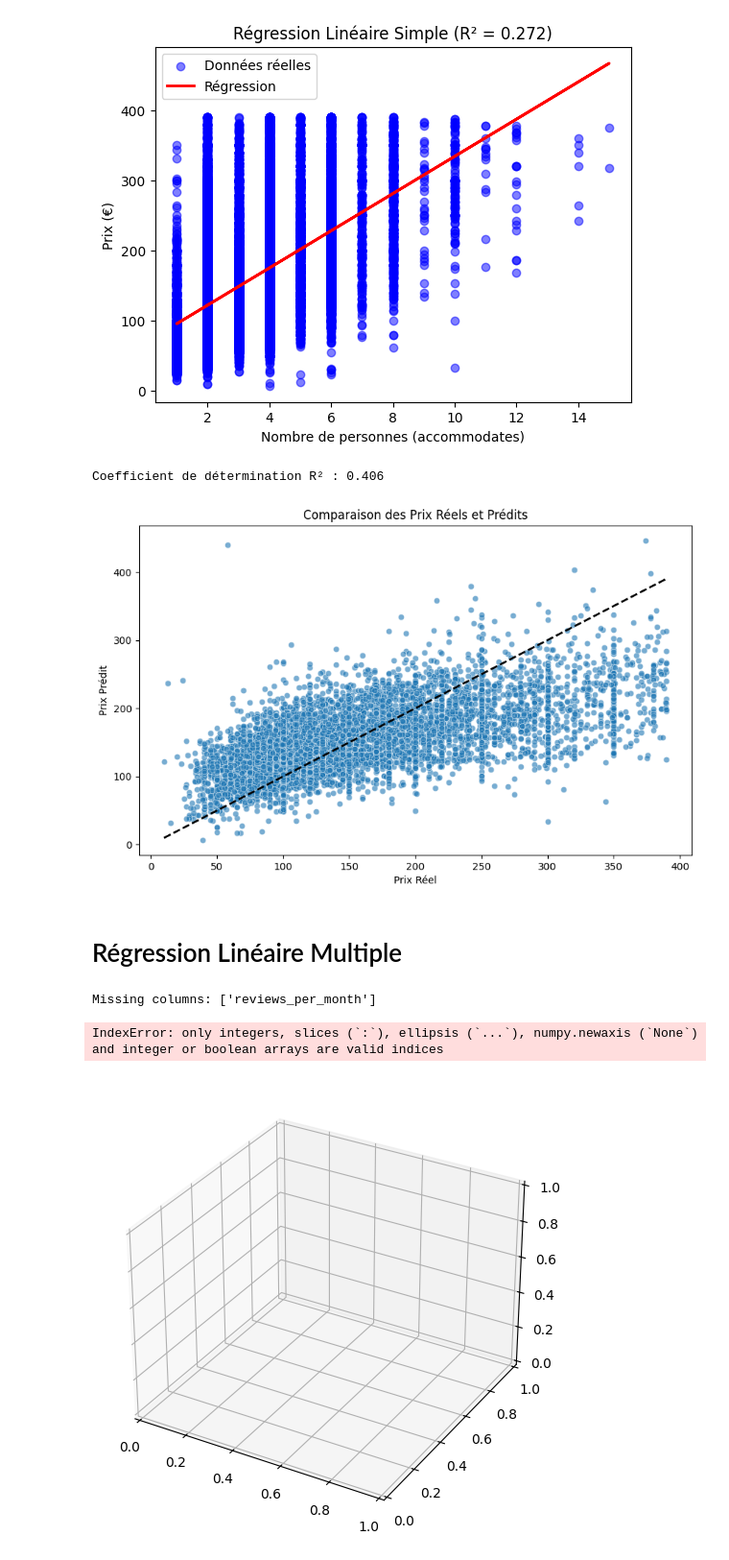
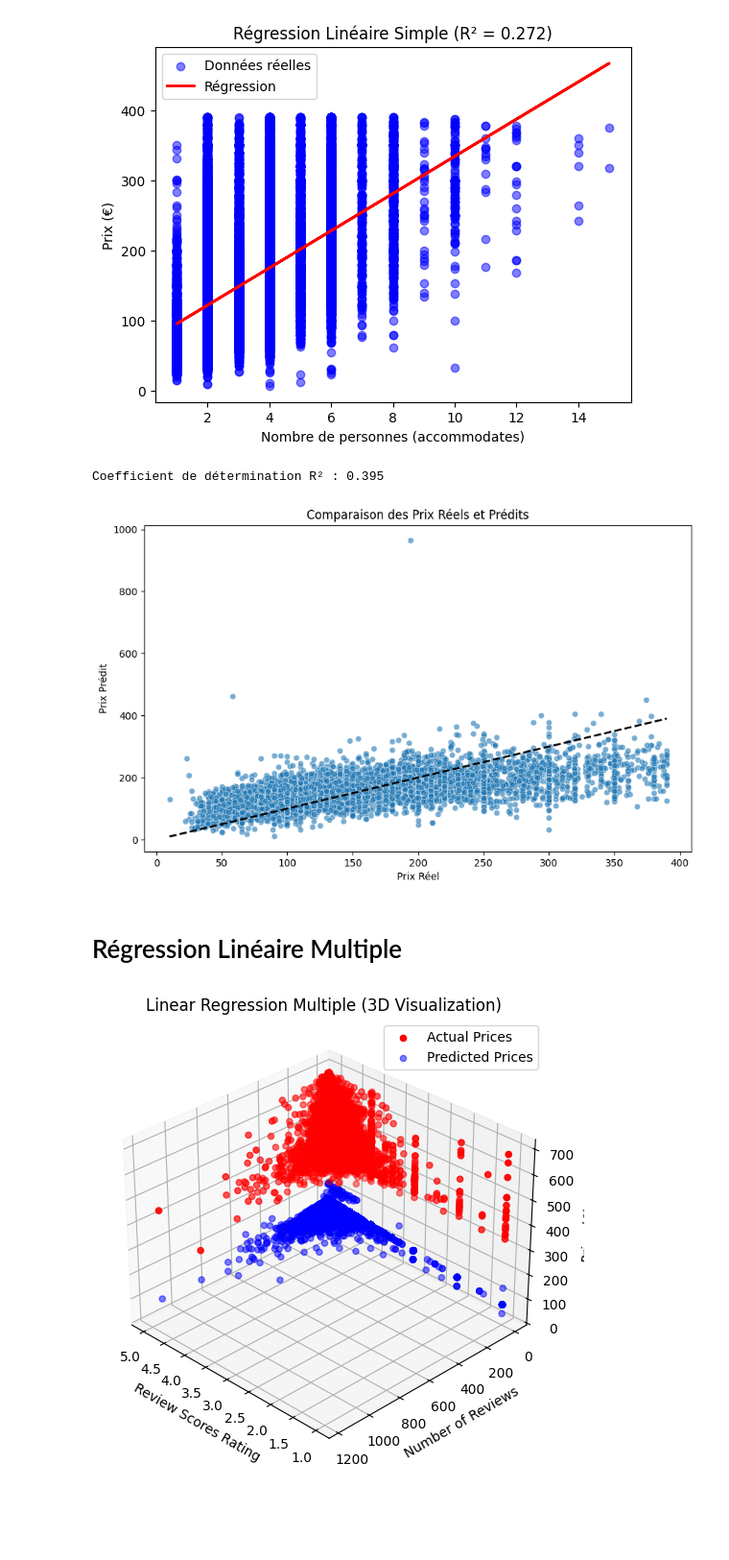
Before and after one commit to rufus232/project_airbnb, a Jupyter notebook: main.ipynb, the cells around one changed output. Shown at 96% size. Saved outputs shown, nothing was run; the diff lists cells and outputs as text; code cells hidden in the pictures; blank space fills up the shorter version.

```diff
--- a/main.ipynb
+++ b/main.ipynb
@@ -116,7 +116,7 @@ For example, when doing 'df[col].method(value, inplace=True)', try using 'df.met
 # %%
 df = df[['name', 'latitude', 'longitude', 'room_type', 'price',
          'minimum_nights', 'number_of_reviews', 'accommodates', 'bedrooms', 'beds',
-         'review_scores_rating', 'host_is_superhost', 'neighbourhood_cleansed', 'property_type']]
+         'review_scores_rating', 'host_is_superhost', 'neighbourhood_cleansed', 'property_type', 'reviews_per_month']]
 
 df = df.drop_duplicates()
 df = df.dropna()
@@ -266,52 +266,59 @@ plt.ylabel('Prix Prédit')
 plt.title('Comparaison des Prix Réels et Prédits')
 plt.show()
 # %% [output]
-Coefficient de détermination R² : 0.406
+Coefficient de détermination R² : 0.395
-[figure, old version]
+[figure, new version]
 # %% [markdown]
 # Régression Linéaire Multiple
 # %%
 # Check if the required columns exist in the DataFrame
-required_columns = ['review_scores_rating', 'reviews_per_month', 'price']
+required_columns = ['review_scores_rating', 'price', 'number_of_reviews'] + \
+                   [col for col in df.columns if col.startswith('room_type_')]
 missing_columns = [col for col in required_columns if col not in df.columns]
 
 if missing_columns:
     print(f"Missing columns: {missing_columns}")
 else:
+    # Clean the 'price' column by removing the dollar sign and converting to float
+    df['price'] = df['price'].replace(r'[\$,]', '', regex=True).astype(float)
+
+    # Proceed with one-hot encoding for room type if it's not already encoded
+    if 'room_type' in df.columns:
+        df = pd.get_dummies(df, columns=['room_type'], drop_first=True)  # One-hot encoding room_type
+
     # Proceed with dropping rows with missing values
     df_clean = df.dropna(subset=required_columns)
 
     # Splitting the dataset into training and testing sets
-    X = df_clean[['review_scores_rating', 'reviews_per_month']]
+    X = df_clean[['review_scores_rating', 'number_of_reviews'] +
+                 [col for col in df_clean.columns if col.startswith("room_type_")]]  # Using one-hot encoded room types
     y = df_clean['price']
     X_train, X_test, y_train, y_test = train_test_split(X, y, test_size=0.2, random_state=42)
 
-# Training the model
-model = LinearRegression()
-model.fit(X_train, y_train)
+    # Training the model
+    model = LinearRegression()
+    model.fit(X_train, y_train)
 
-fig = plt.figure(figsize=(10, 6))
-ax = fig.add_subplot(111, projection='3d')
+    # 3D Visualization of Actual vs Predicted Prices
+    fig = plt.figure(figsize=(10, 6))
+    ax = fig.add_subplot(111, projection='3d')
 
-# Scatter plot of actual prices
-ax.scatter(X_test['review_scores_rating'], X_test['reviews_per_month'], y_test + 100, color='red', label='Actual Prices')
+    # Scatter plot of actual prices
+    ax.scatter(X_test['review_scores_rating'], X_test['number_of_reviews'], y_test +300 , color='red', label='Actual Prices')
 
-# Scatter plot of predicted prices
-y_pred = model.predict(X_test)
-ax.scatter(X_test['review_scores_rating'], X_test['reviews_per_month'], y_pred - 100, color='blue', alpha=0.5, label='Predicted Prices')
+    # Scatter plot of predicted prices
+    y_pred = model.predict(X_test)
+    ax.scatter(X_test['review_scores_rating'], X_test['number_of_reviews'], y_pred  + 300, color='blue', alpha=0.5, label='Predicted Prices')
 
-ax.view_init(elev=30, azim=135)
+    ax.view_init(elev=30, azim=135)
 
+    # Labels
+    ax.set_xlabel("Review Scores Rating")
+    ax.set_ylabel("Number of Reviews")
+    ax.set_zlabel("Price (€)")
+    ax.set_title("Linear Regression Multiple (3D Visualization)")
 
-# Labels
-ax.set_xlabel("Review Scores Rating")
-ax.set_ylabel("Reviews per Month")
-ax.set_zlabel("Price (€)")
-ax.set_title("Linear Regression Multiple (3D Visualization)")
-
-plt.legend()
-plt.show()
+    plt.legend()
+    plt.show()
 # %% [output]
-Missing columns: ['reviews_per_month']
-IndexError: only integers, slices (`:`), ellipsis (`...`), numpy.newaxis (`None`) and integer or boolean arrays are valid indices
-[figure, old version]
+[figure, new version]
```
Also changed, not shown: parts of 2 cells of this notebook, 4 other files.
